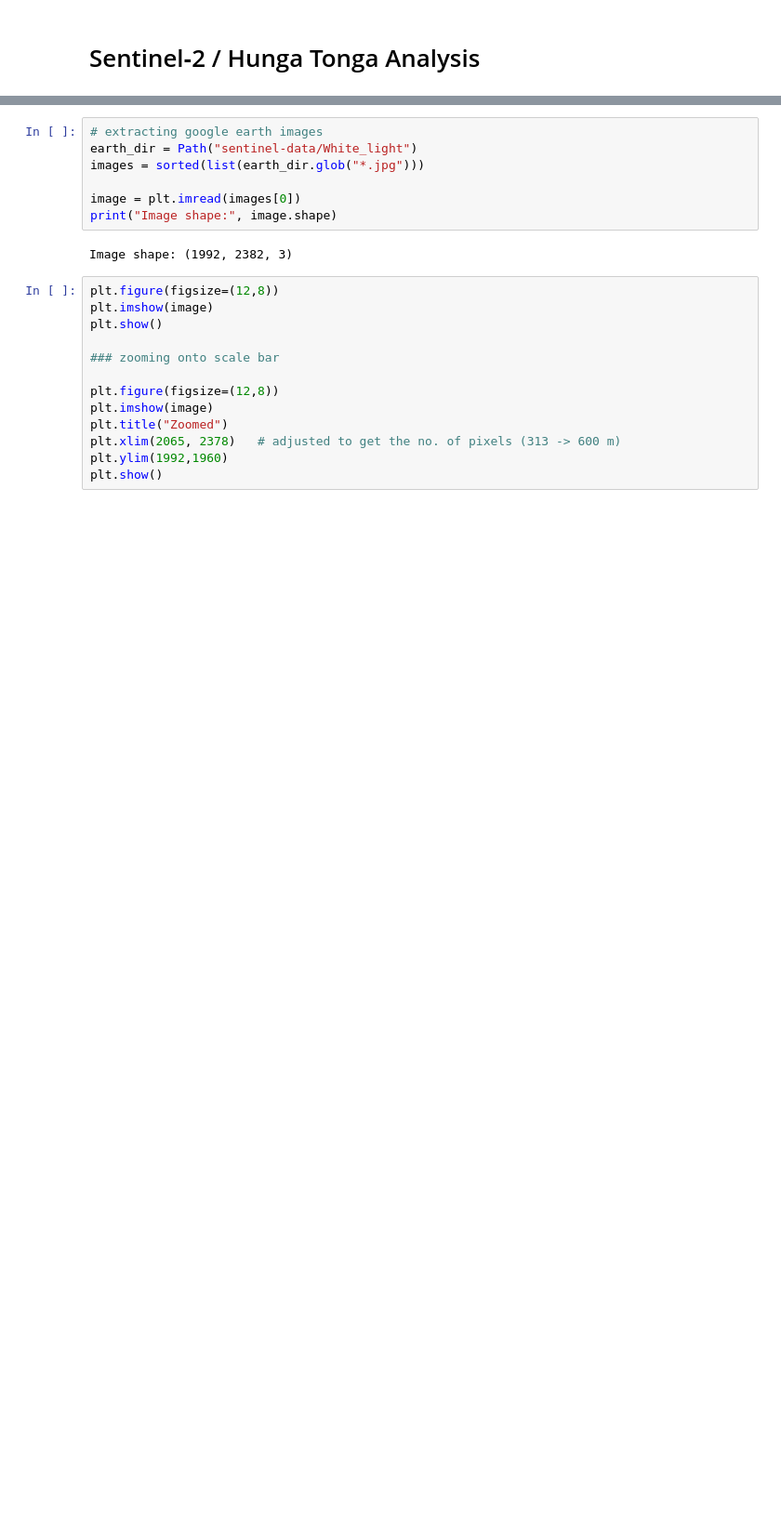
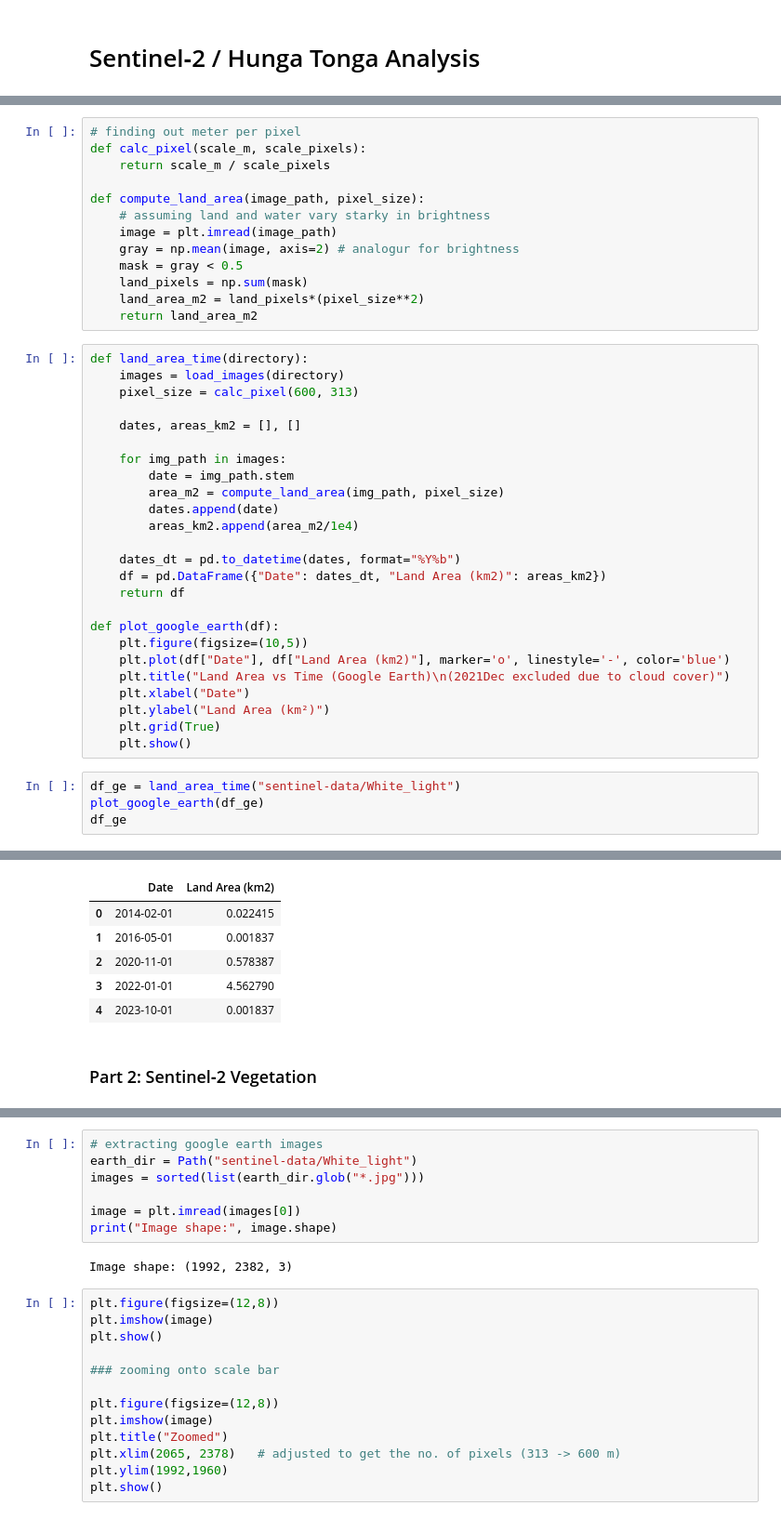
Before and after one commit to RachelOdunuga/optical-detectors-hst-sentinel, a Jupyter notebook: sentinel-assignment.ipynb, the cells around one changed output, grey strips where cells are left out. Shown at 93% size. Cells and saved outputs as stored; diff of their text form; blank space fills up the shorter version.

```diff
--- a/sentinel-assignment.ipynb
+++ b/sentinel-assignment.ipynb
@@ -10,0 +19,43 @@ import os
+# %%
+# finding out meter per pixel
+def calc_pixel(scale_m, scale_pixels):
+    return scale_m / scale_pixels
+
+def compute_land_area(image_path, pixel_size):
+    # assuming land and water vary starky in brightness
+    image = plt.imread(image_path)
+    gray = np.mean(image, axis=2) # analogur for brightness
+    mask = gray < 0.5
+    land_pixels = np.sum(mask)
+    land_area_m2 = land_pixels*(pixel_size**2)
+    return land_area_m2
+# %%
+def land_area_time(directory):
+    images = load_images(directory)
+    pixel_size = calc_pixel(600, 313)
+
+    dates, areas_km2 = [], []
+
+    for img_path in images:
+        date = img_path.stem
+        area_m2 = compute_land_area(img_path, pixel_size)
+        dates.append(date)
+        areas_km2.append(area_m2/1e4)
+
+    dates_dt = pd.to_datetime(dates, format="%Y%b")
+    df = pd.DataFrame({"Date": dates_dt, "Land Area (km2)": areas_km2})
+    return df
+
+def plot_google_earth(df):
+    plt.figure(figsize=(10,5))
+    plt.plot(df["Date"], df["Land Area (km2)"], marker='o', linestyle='-', color='blue')
+    plt.title("Land Area vs Time (Google Earth)\n(2021Dec excluded due to cloud cover)")
+    plt.xlabel("Date")
+    plt.ylabel("Land Area (km²)")
+    plt.grid(True)
+    plt.show()
+# %%
+df_ge = land_area_time("sentinel-data/White_light")
+plot_google_earth(df_ge)
+df_ge
+# %% [output]
@@ -10,0 +63,8 @@ import os
+|  | Date | Land Area (km2) |
+| 0 | 2014-02-01 | 0.022415 |
+| 1 | 2016-05-01 | 0.001837 |
+| 2 | 2020-11-01 | 0.578387 |
+| 3 | 2022-01-01 | 4.562790 |
+| 4 | 2023-10-01 | 0.001837 |
+# %% [markdown]
+### Part 2: Sentinel‑2 Vegetation
```
Also changed, not shown: parts of 13 cells of this notebook.
